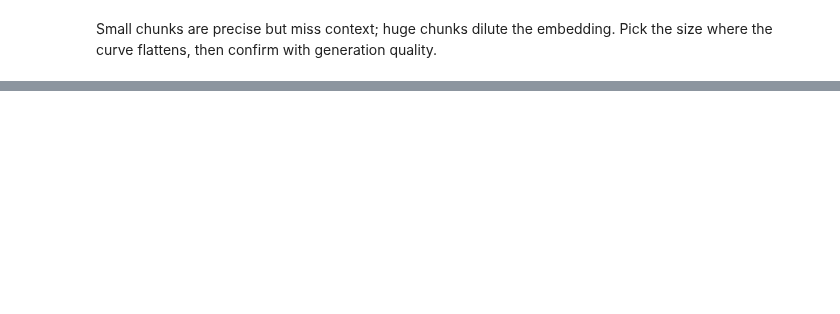
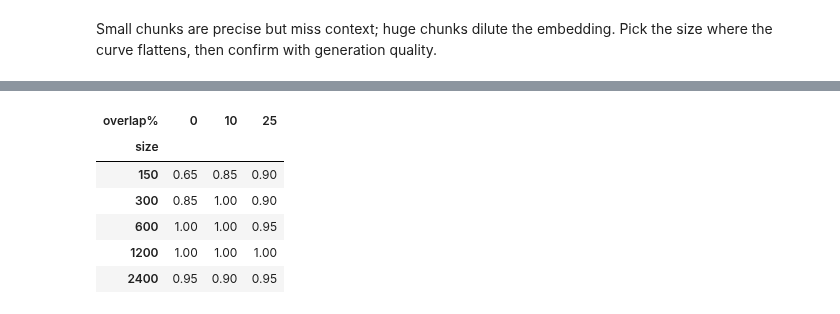
Before and after one commit to Ramakm/RAG, a Jupyter notebook: RAG Fundamentals/05_choose_chunk_size/choose_chunk_size.ipynb, the cells around one changed output, grey strips where cells are left out. Cells and saved outputs as stored; diff of their text form; code cells hidden in the pictures; blank space fills up the shorter version.

```diff
--- a/RAG Fundamentals/05_choose_chunk_size/choose_chunk_size.ipynb
+++ b/RAG Fundamentals/05_choose_chunk_size/choose_chunk_size.ipynb
@@ -29,0 +62,17 @@ Small chunks are precise but miss context; huge chunks dilute the embedding. Pic
+# %%
+rows = []
+for size in [150, 300, 600, 1200, 2400]:
+    for overlap_pct in [0, 10, 25]:
+        st = build_store(chunk_text(text, size=size, overlap=size * overlap_pct // 100))
+        r = evaluate_retriever(st.search, questions, k=3)
+        rows.append({"size": size, "overlap%": overlap_pct, "chunks": len(st), "hit@3": r["hit_rate@3"], "MRR": r["MRR"]})
+grid = pd.DataFrame(rows)
+grid.pivot(index="size", columns="overlap%", values="hit@3")
+# %% [output]
+| overlap% | 0 | 10 | 25 |
+| size |  |  |  |
+| 150 | 0.65 | 0.85 | 0.90 |
+| 300 | 0.85 | 1.00 | 0.90 |
+| 600 | 1.00 | 1.00 | 0.95 |
+| 1200 | 1.00 | 1.00 | 1.00 |
+| 2400 | 0.95 | 0.90 | 0.95 |
```
Also changed, not shown: parts of 18 cells of this notebook, 47 other files.
